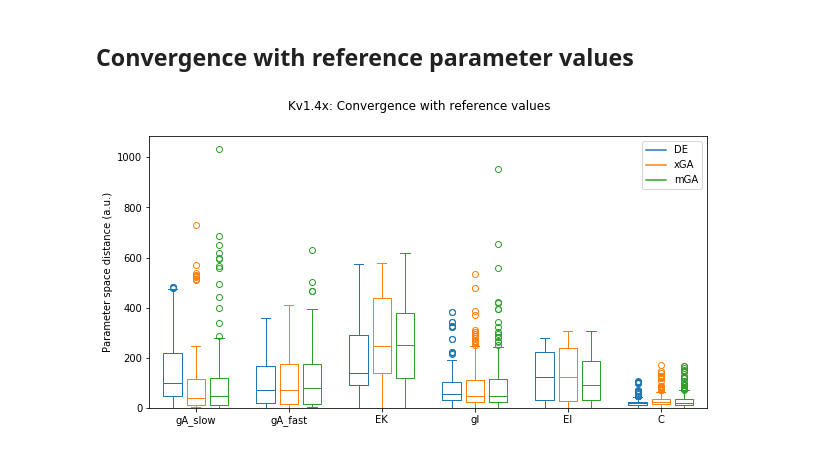
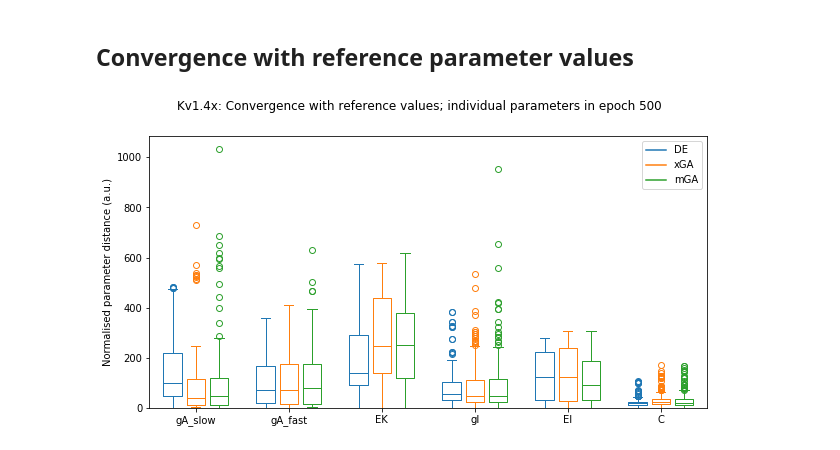
Before and after one commit to kernfel/mostips-analysis, a Jupyter notebook: fit_analysis.ipynb, the cells around one changed output. Saved outputs shown, nothing was run; the diff lists cells and outputs as text; code cells hidden in the pictures.

```diff
--- a/fit_analysis.ipynb
+++ b/fit_analysis.ipynb
@@ -328,24 +328,24 @@ if save_figures:
 # %% [markdown]
 ## Convergence with reference parameter values
 # %%
-fig_setup(ylabel='Parameter space distance (a.u.)')
+fig_setup(ylabel='Normalised parameter distance (a.u.)')
 deviations_from_ref = []
 for gname in gnames:
     group = [row for row in index_by_group(gname)]
     group_deviations = np.zeros((nparams,0))
     for cname in cnames:
         rows = [row for row in index_by_cell(cname, group)]
         if len(rows) == 0:
             continue
         # data: (epochs, params, subpops, subpop_sz)
         medians = [np.median(row['data'][reference_epoch-1,:,:,:], axis=2).T for row in rows] # (fits, subpops, params)
         references = np.array([row['reference'] for row in rows]) # (fits, params)
         deviations = np.subtract(medians, references[:,None,:]).reshape(-1, nparams).T # (params, *)
         group_deviations = np.append(group_deviations, np.abs(deviations) / sigmata[:,None], axis=1) # (params, *)
     deviations_from_ref.append(group_deviations) # (groups, params, *)
 boxplot(deviations_from_ref)
-plt.suptitle(modelname + ': Convergence with reference values')
+plt.suptitle(modelname + ': Convergence with reference values; individual parameters in epoch %d' % reference_epoch)
 if save_figures:
-    plt.savefig(figname('convergence-with-reference'))
+    plt.savefig(figname('convergence-with-reference-params'))
 # %% [output]
-[figure, old version]
+[figure, new version]
```
Also changed, not shown: parts of 1 cell of this notebook.
